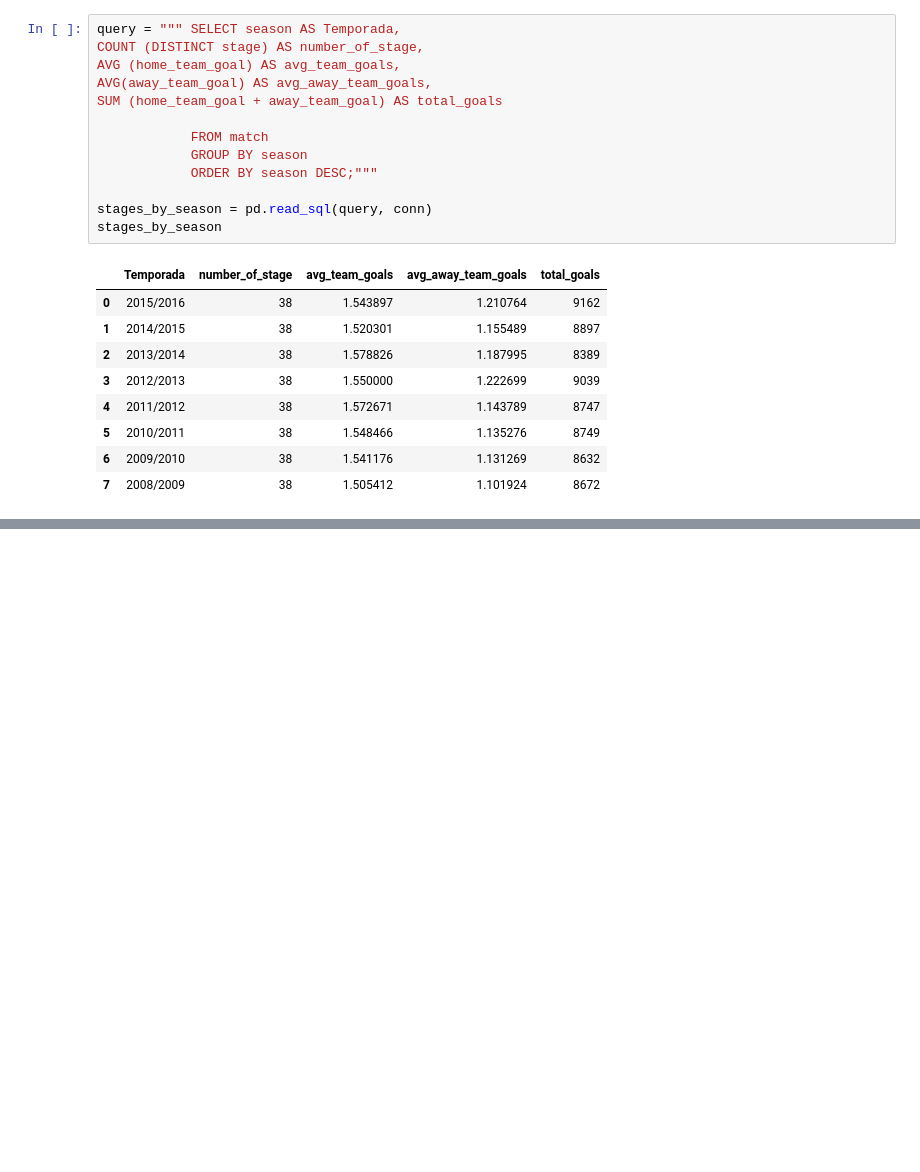
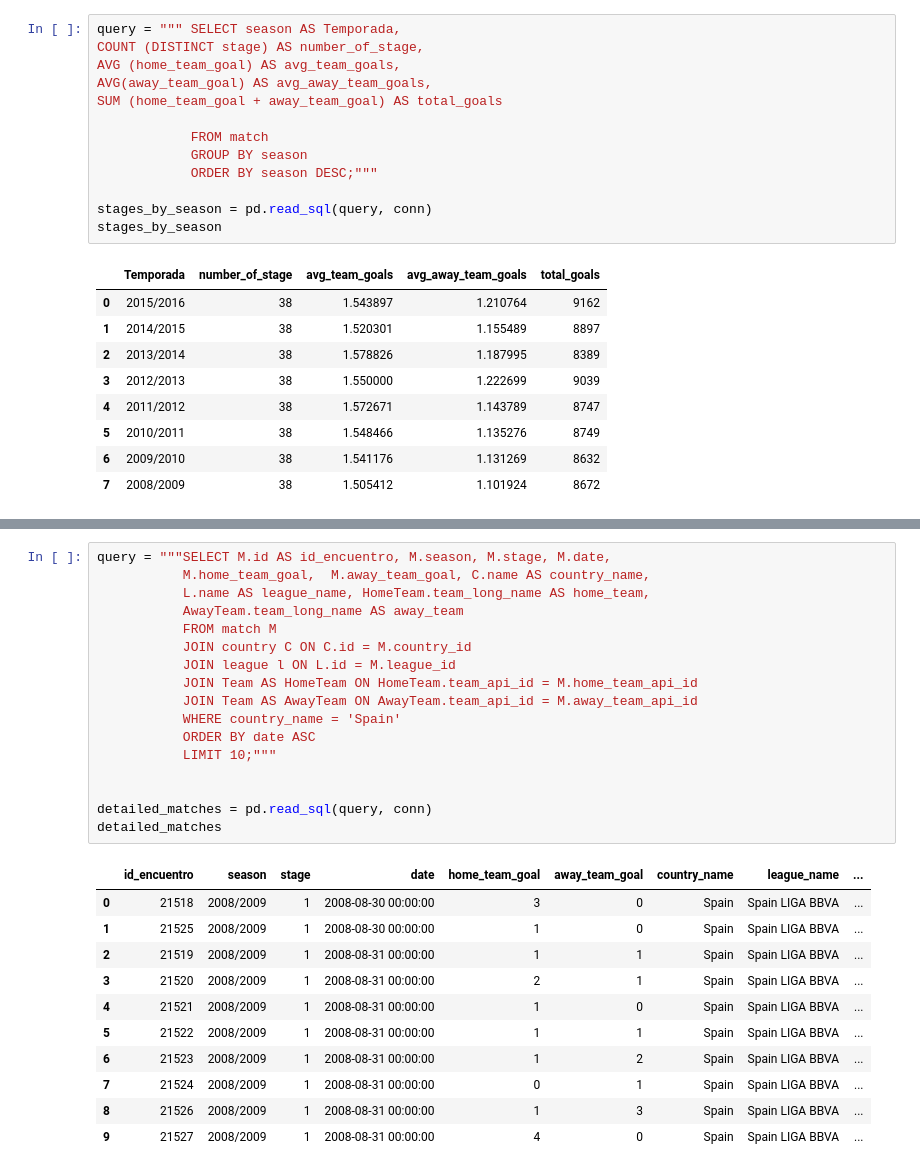
Before and after one commit to Dagnne/TalentoTechDag, a Jupyter notebook: Taller_SQL.ipynb, the cells around one changed output, grey strips where cells are left out. Cells and saved outputs as stored; diff of their text form; blank space fills up the shorter version.

```diff
--- a/Taller_SQL.ipynb
+++ b/Taller_SQL.ipynb
@@ -1192,0 +1328,29 @@ stages_by_season
+# %%
+query = """SELECT M.id AS id_encuentro, M.season, M.stage, M.date,
+           M.home_team_goal,  M.away_team_goal, C.name AS country_name,
+           L.name AS league_name, HomeTeam.team_long_name AS home_team,
+           AwayTeam.team_long_name AS away_team
+           FROM match M
+           JOIN country C ON C.id = M.country_id
+           JOIN league l ON L.id = M.league_id
+           JOIN Team AS HomeTeam ON HomeTeam.team_api_id = M.home_team_api_id
+           JOIN Team AS AwayTeam ON AwayTeam.team_api_id = M.away_team_api_id
+           WHERE country_name = 'Spain'
+           ORDER BY date ASC
+           LIMIT 10;"""
+
+
+detailed_matches = pd.read_sql(query, conn)
+detailed_matches
+# %% [output]
+|  | id_encuentro | season | stage | date | home_team_goal | away_team_goal | country_name | league_name | ... |
+| 0 | 21518 | 2008/2009 | 1 | 2008-08-30 00:00:00 | 3 | 0 | Spain | Spain LIGA BBVA | ... |
+| 1 | 21525 | 2008/2009 | 1 | 2008-08-30 00:00:00 | 1 | 0 | Spain | Spain LIGA BBVA | ... |
+| 2 | 21519 | 2008/2009 | 1 | 2008-08-31 00:00:00 | 1 | 1 | Spain | Spain LIGA BBVA | ... |
+| 3 | 21520 | 2008/2009 | 1 | 2008-08-31 00:00:00 | 2 | 1 | Spain | Spain LIGA BBVA | ... |
+| 4 | 21521 | 2008/2009 | 1 | 2008-08-31 00:00:00 | 1 | 0 | Spain | Spain LIGA BBVA | ... |
+| 5 | 21522 | 2008/2009 | 1 | 2008-08-31 00:00:00 | 1 | 1 | Spain | Spain LIGA BBVA | ... |
+| 6 | 21523 | 2008/2009 | 1 | 2008-08-31 00:00:00 | 1 | 2 | Spain | Spain LIGA BBVA | ... |
+| 7 | 21524 | 2008/2009 | 1 | 2008-08-31 00:00:00 | 0 | 1 | Spain | Spain LIGA BBVA | ... |
+| 8 | 21526 | 2008/2009 | 1 | 2008-08-31 00:00:00 | 1 | 3 | Spain | Spain LIGA BBVA | ... |
+| 9 | 21527 | 2008/2009 | 1 | 2008-08-31 00:00:00 | 4 | 0 | Spain | Spain LIGA BBVA | ... |
```
Also changed, not shown: parts of 10 cells of this notebook.
